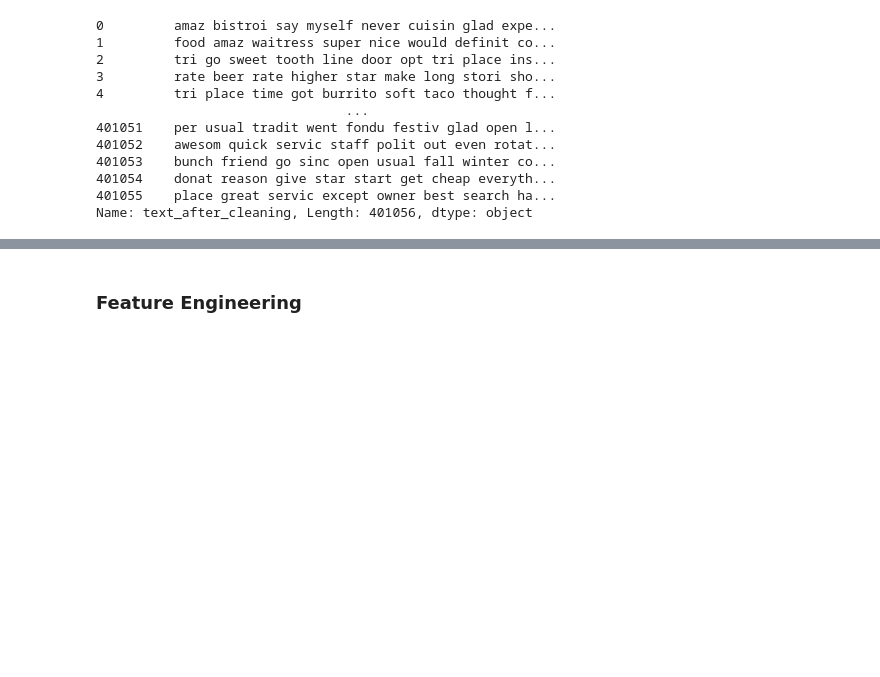
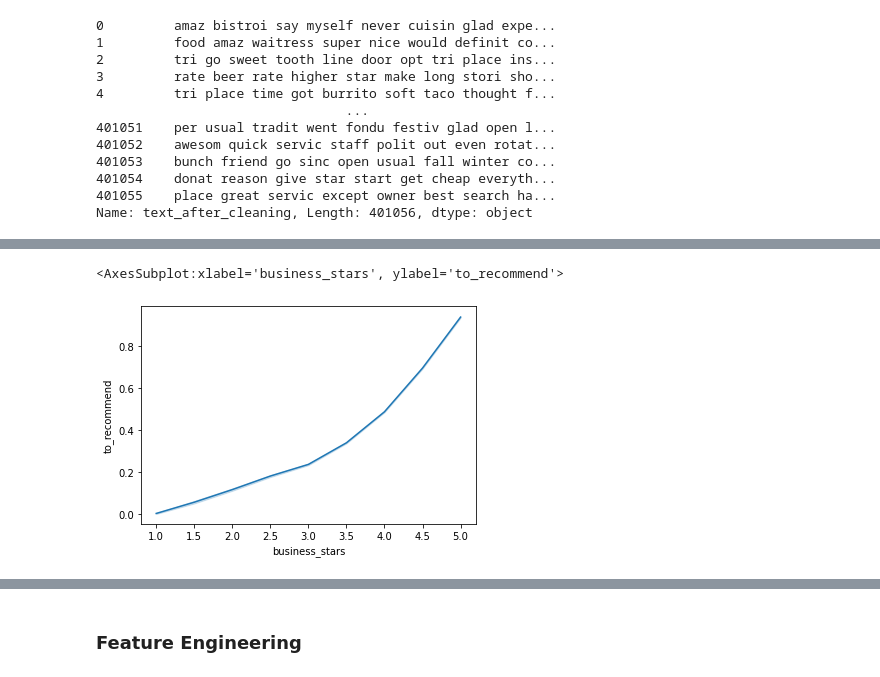
Before and after one commit to FishWith7sMemory/MAST30034-ADS-GroupProj, a Jupyter notebook: Preprocessing.ipynb, the cells around one changed output, grey strips where cells are left out. Saved outputs shown, nothing was run; the diff lists cells and outputs as text; code cells hidden in the pictures; blank space fills up the shorter version.

```diff
--- a/Preprocessing.ipynb
+++ b/Preprocessing.ipynb
@@ -261,0 +291,7 @@ Name: text_after_cleaning, Length: 401056, dtype: object
+# %%
+df["to_recommend"] = df["review_stars"].apply(lambda x : True if x == 5 else False)
+# %%
+sns.lineplot(x='business_stars', y='to_recommend', data=df)
+# %% [output]
+<AxesSubplot:xlabel='business_stars', ylabel='to_recommend'>
+[figure, added]
```
Also changed, not shown: parts of 10 cells of this notebook.
